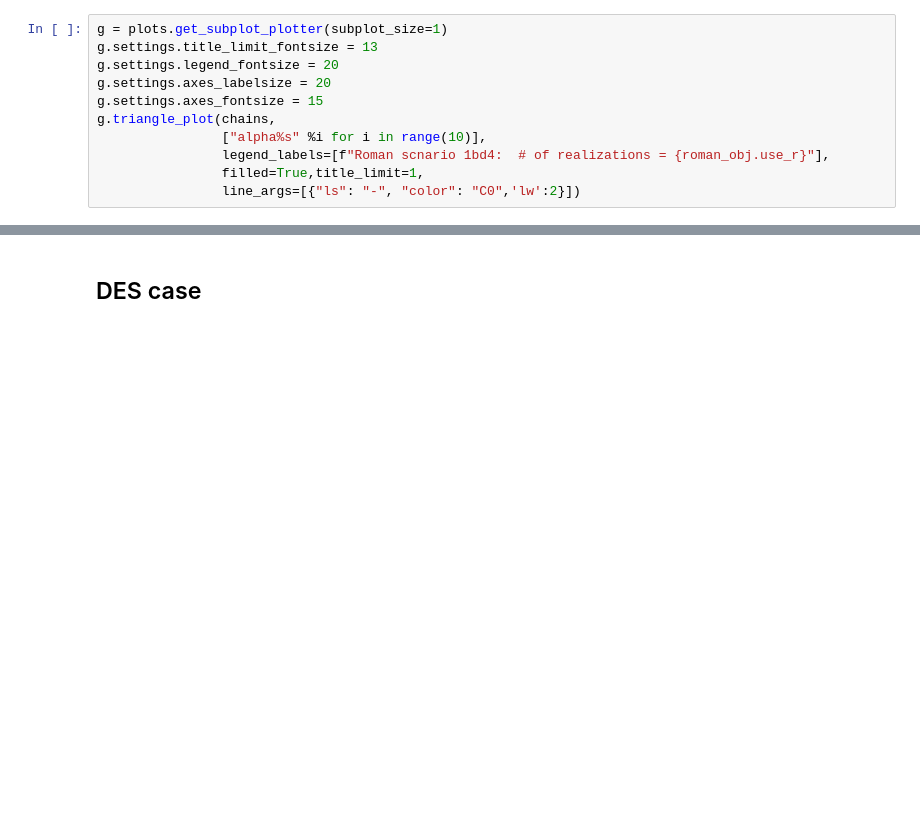
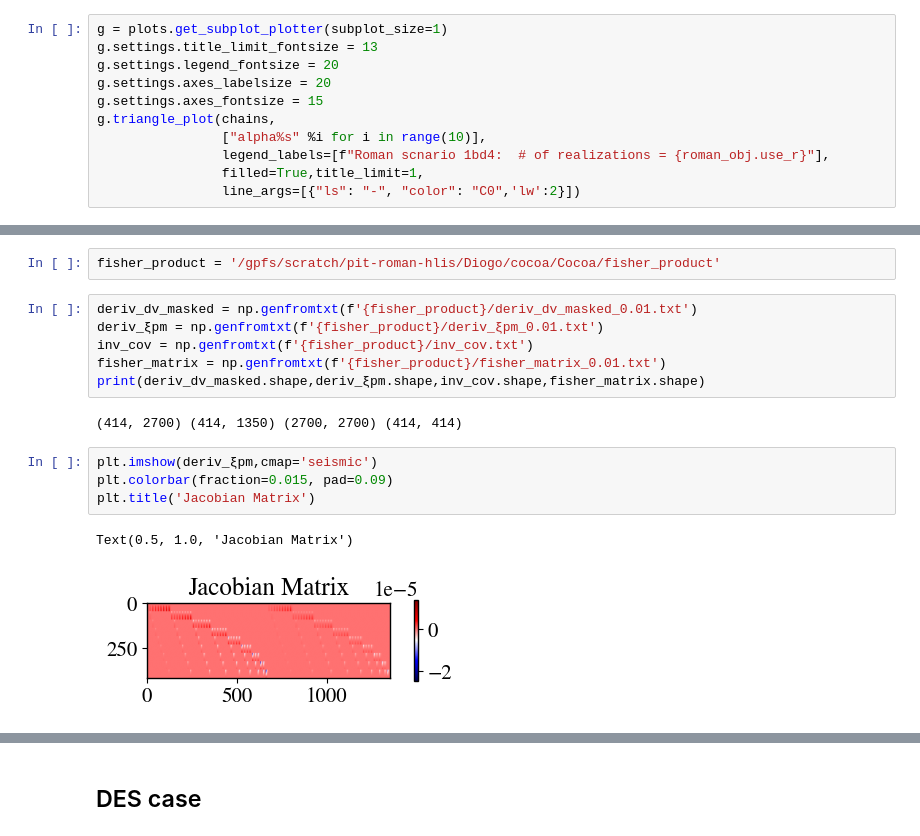
Before and after one commit to Roman-HLIS-Cosmology-PIT/cocoa_photoz, a Jupyter notebook: codes/example.ipynb, the cells around one changed output, grey strips where cells are left out. Saved outputs shown, nothing was run; the diff lists cells and outputs as text; blank space fills up the shorter version.

Commit message:
fisher implemented with 5 point stencil. going to test phase

```diff
--- a/codes/example.ipynb
+++ b/codes/example.ipynb
@@ -1222,0 +1235,17 @@ g.triangle_plot(chains,
+# %%
+fisher_product = '/gpfs/scratch/pit-roman-hlis/Diogo/cocoa/Cocoa/fisher_product'
+# %%
+deriv_dv_masked = np.genfromtxt(f'{fisher_product}/deriv_dv_masked_0.01.txt')
+deriv_ξpm = np.genfromtxt(f'{fisher_product}/deriv_ξpm_0.01.txt')
+inv_cov = np.genfromtxt(f'{fisher_product}/inv_cov.txt')
+fisher_matrix = np.genfromtxt(f'{fisher_product}/fisher_matrix_0.01.txt')
+print(deriv_dv_masked.shape,deriv_ξpm.shape,inv_cov.shape,fisher_matrix.shape)
+# %% [output]
+(414, 2700) (414, 1350) (2700, 2700) (414, 414)
+# %%
+plt.imshow(deriv_ξpm,cmap='seismic')
+plt.colorbar(fraction=0.015, pad=0.09)
+plt.title('Jacobian Matrix')
+# %% [output]
+Text(0.5, 1.0, 'Jacobian Matrix')
+[figure, added]
```
Also changed, not shown: parts of 4 cells of this notebook, 4 other files.
